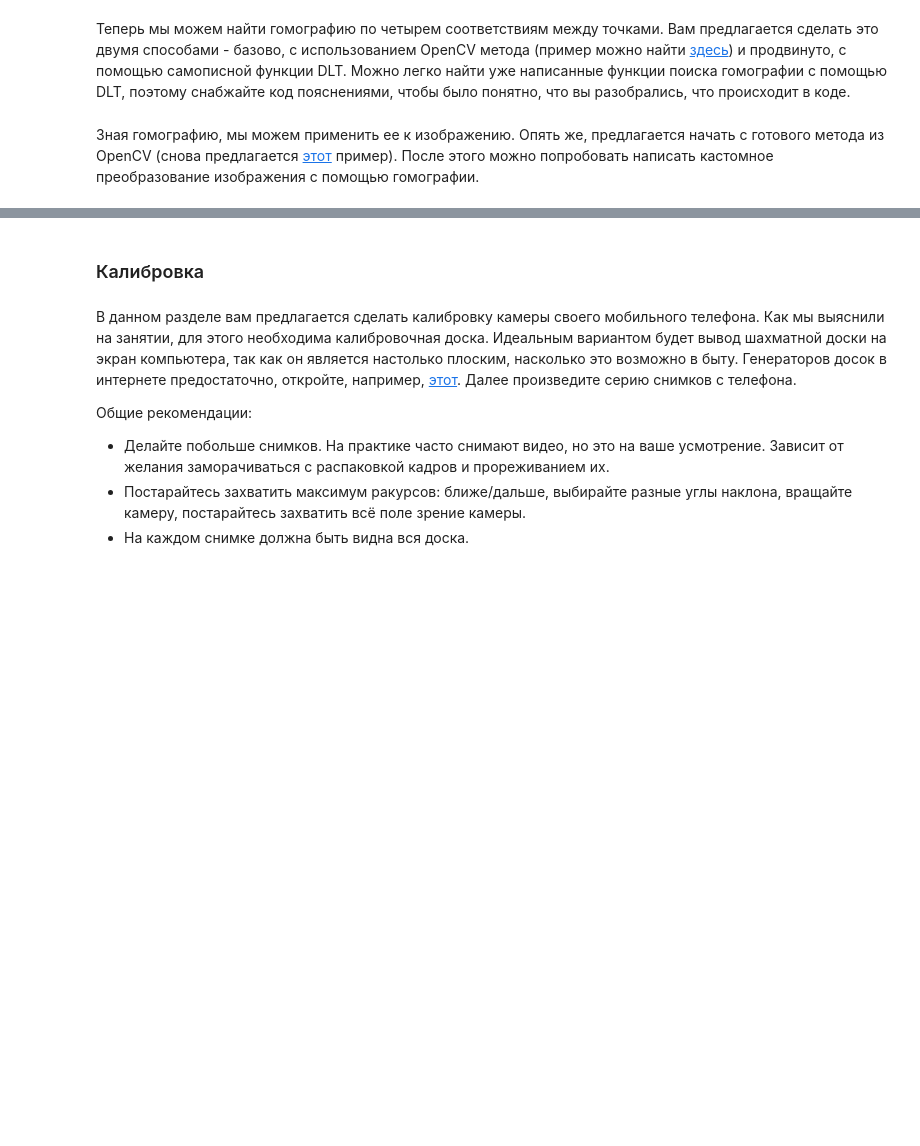
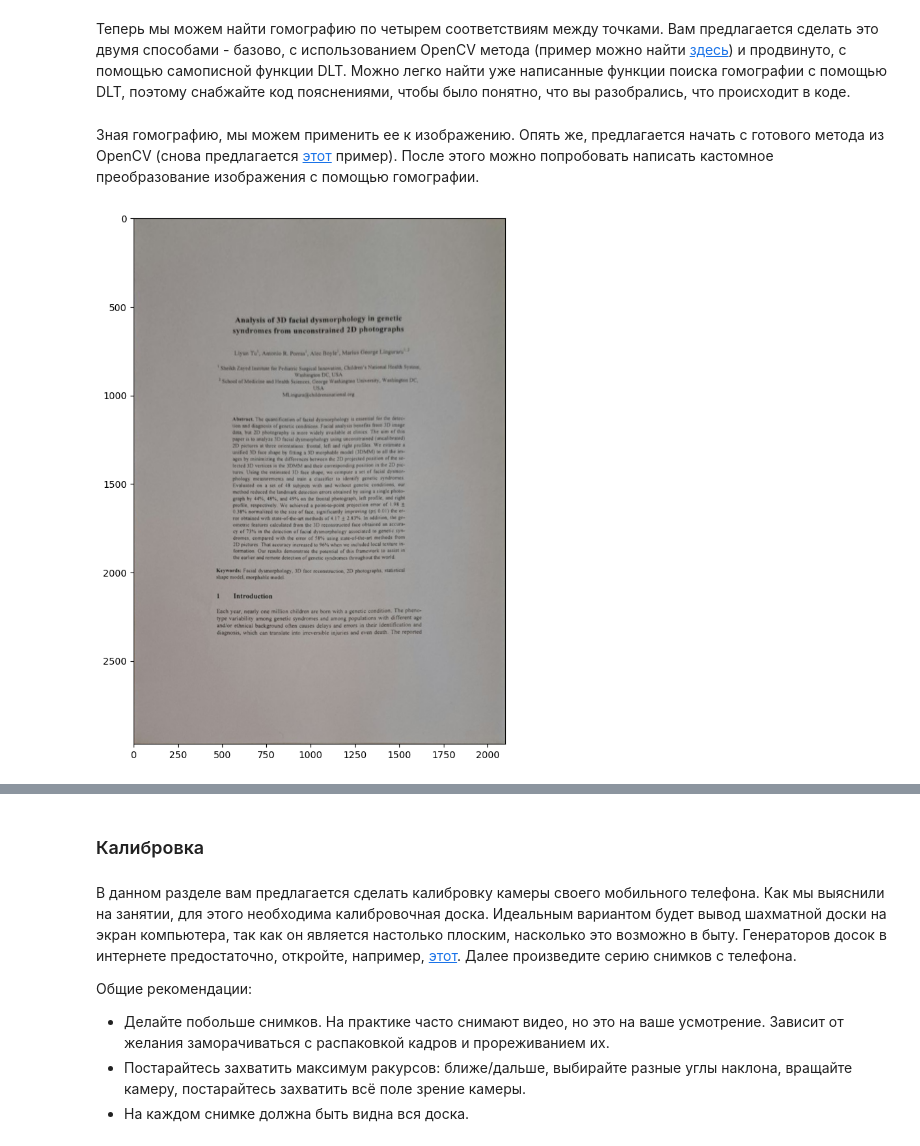
Before and after one commit to Anton-Shvetsov/bmstu_computer_vision, a Jupyter notebook: lesson3/Лабораторная работа.ipynb, the cells around one changed output, grey strips where cells are left out. Drawn from its saved outputs; the diff is of its cells as text; code cells hidden in the pictures; blank space fills up the shorter version.

```diff
--- a/lesson3/Лабораторная работа.ipynb
+++ b/lesson3/Лабораторная работа.ipynb
@@ -40,6 +44,6 @@ pts_src = np.array([[234, 96], [896, 228], [977, 1145], [20, 1040]])
 # %% [markdown]
 Далее нужно определить, в какие точки мы будем отображать эти углы - сделайте это самостоятельно. Предполагается, что в итоге мы хотим увидеть прямоугольник
 # %%
-pts_dst = np.array( ... ) # Определите желаемое положение для каждого угла
+pts_dst = np.array([[0, 0], [2100, 0], [2100, 2970], [0, 2970]]) # Определите желаемое положение для каждого угла
 # %% [markdown]
 Теперь мы можем найти гомографию по четырем соответствиям между точками. Вам предлагается сделать это двумя способами - базово, с использованием OpenCV метода (пример можно найти [здесь](https://learnopencv.com/homography-examples-using-opencv-python-c/)) и продвинуто, с помощью самописной функции DLT. Можно легко найти уже написанные функции поиска гомографии с помощью DLT, поэтому снабжайте код пояснениями, чтобы было понятно, что вы разобрались, что происходит в коде.
@@ -53,2 +50,41 @@ def find_homography_custom(src_pts: np.ndarray, dst_pts: np.ndarray) -> np.ndarr
+# %%
+def find_homography_opencv(src_pts: np.ndarray, dst_pts: np.ndarray) -> np.ndarray:
+    src_pts = np.asarray(src_pts, dtype=np.float32)
+    dst_pts = np.asarray(dst_pts, dtype=np.float32)
+
+    H, status = cv2.findHomography(src_pts, dst_pts, method=0)  # 0 = обычный DLT
+
+    return H
+
+# Дополнительное задание
+
+def find_homography_custom(src_pts: np.ndarray, dst_pts: np.ndarray) -> np.ndarray:
+    """
+    Custom homography using DLT method.
+    src_pts, dst_pts: shape (N, 2), N >= 4
+    Returns H: (3, 3)
+    """
+
+    N = src_pts.shape[0]
+    A = []
+
+    for i in range(N):
+        x, y = src_pts[i]
+        u, v = dst_pts[i]
+
+        A.append([-x, -y, -1,  0,  0,  0, x*u, y*u, u])
+        A.append([ 0,  0,  0, -x, -y, -1, x*v, y*v, v])
+
+    A = np.array(A, dtype=np.float64)
+
+    U, S, Vt = np.linalg.svd(A)
+    h = Vt[-1]
+
+    H = h.reshape(3, 3)
+
+    # Нормализация
+    H = H / H[2, 2]
+
+    return H
 # %%
 H = find_homography_opencv(pts_src, pts_dst)
@@ -70,5 +173,7 @@ def warp_perspective_custom(image: np.ndarray, H: np.ndarray, dsize: np.ndarray)
 # %%
-dsize = ... # размеры нового изображения
+dsize = (2100, 2970)
 im_out = warp_perspective_opencv(image, H, dsize)
-plt.imshow(im_src)
+plt.imshow(im_out)
 plt.show()
+# %% [output]
+[figure, added]
```
Also changed, not shown: parts of 24 cells of this notebook, 21 other files.
